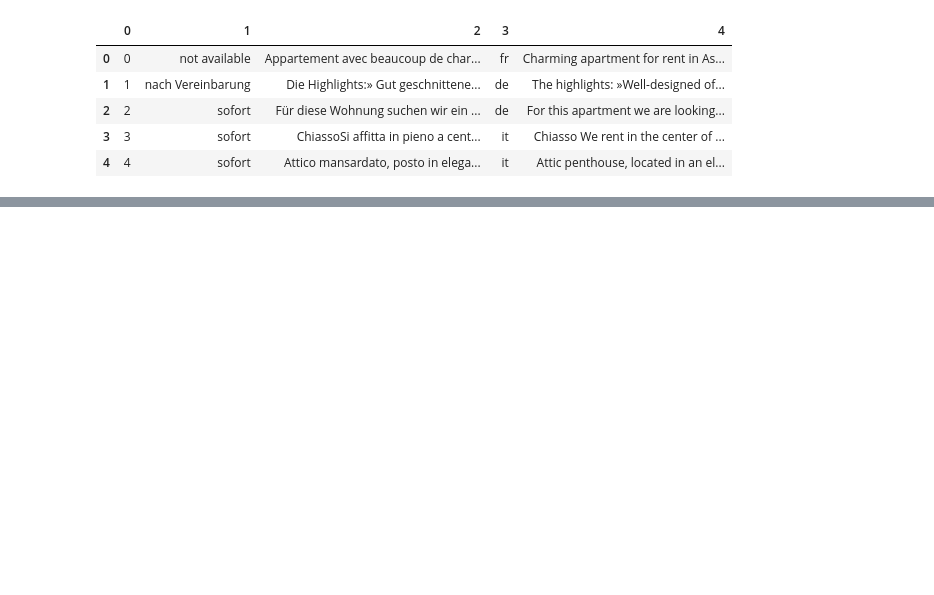
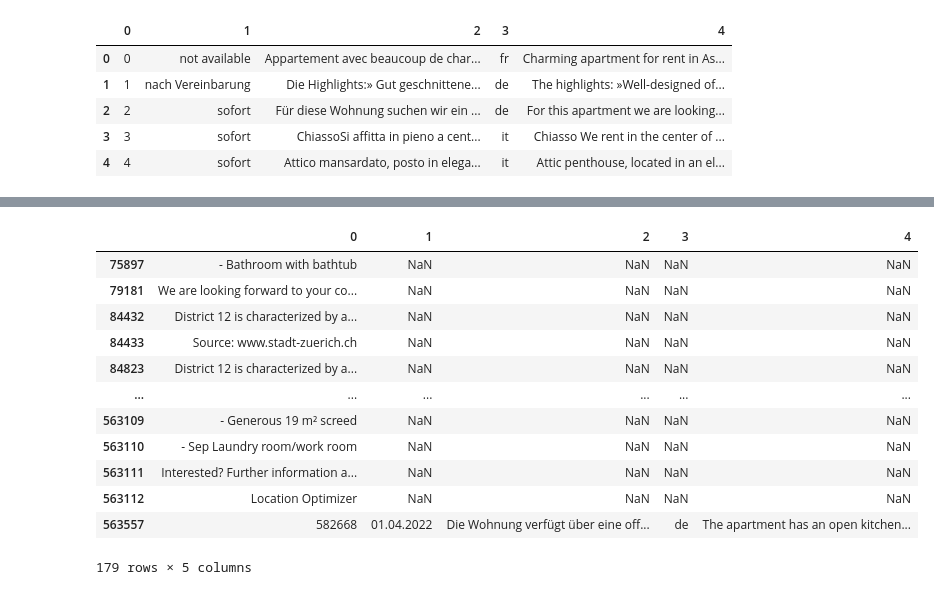
Before and after one commit to michaji/Housing_Project, a Jupyter notebook: working_translation.ipynb, the cells around one changed output, grey strips where cells are left out. Saved outputs shown, nothing was run; the diff lists cells and outputs as text; code cells hidden in the pictures; blank space fills up the shorter version.

```diff
--- a/working_translation.ipynb
+++ b/working_translation.ipynb
@@ -251,0 +362,16 @@ trans_data.head()
+# %%
+trans_data[trans_data.duplicated(keep = 'first')]
+# %% [output]
+|  | 0 | 1 | 2 | 3 | 4 |
+| 75897 | - Bathroom with bathtub | NaN | NaN | NaN | NaN |
+| 79181 | We are looking forward to your co... | NaN | NaN | NaN | NaN |
+| 84432 | District 12 is characterized by a... | NaN | NaN | NaN | NaN |
+| 84433 | Source: www.stadt-zuerich.ch | NaN | NaN | NaN | NaN |
+| 84823 | District 12 is characterized by a... | NaN | NaN | NaN | NaN |
+| ... | ... | ... | ... | ... | ... |
+| 563109 | - Generous 19 m² screed | NaN | NaN | NaN | NaN |
+| 563110 | - Sep Laundry room/work room | NaN | NaN | NaN | NaN |
+| 563111 | Interested? Further information a... | NaN | NaN | NaN | NaN |
+| 563112 | Location Optimizer | NaN | NaN | NaN | NaN |
+| 563557 | 582668 | 01.04.2022 | Die Wohnung verfügt über eine off... | de | The apartment has an open kitchen... |
+179 rows × 5 columns
```
Also changed, not shown: parts of 38 cells of this notebook.
